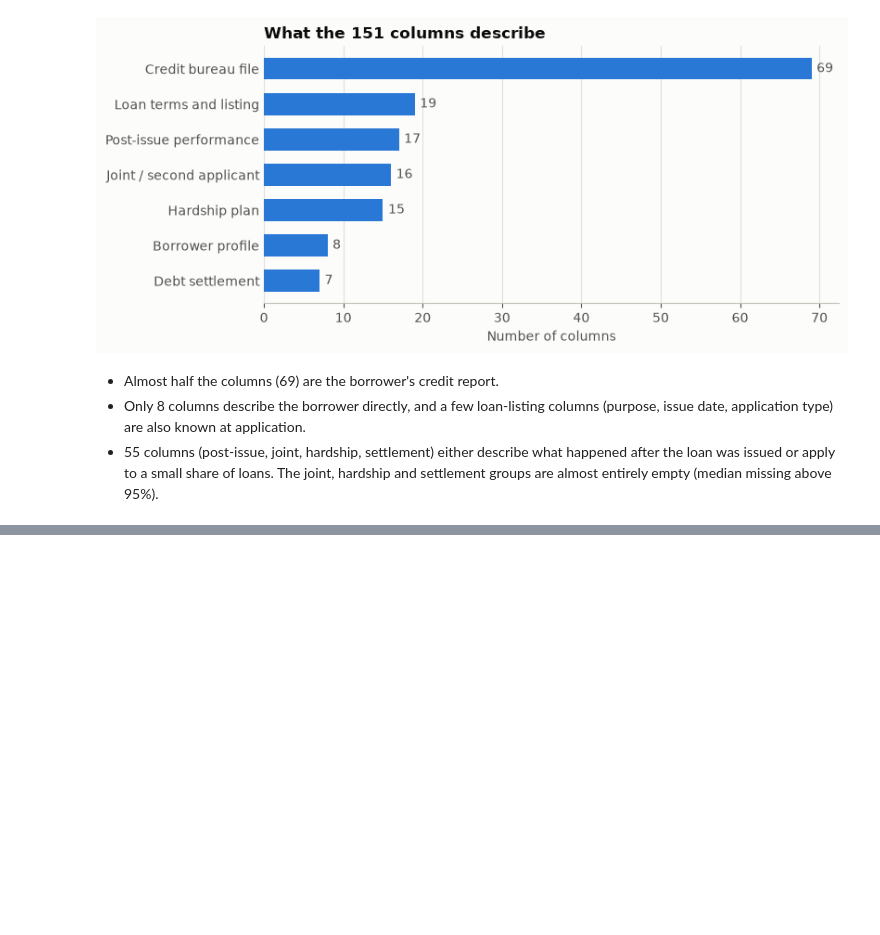
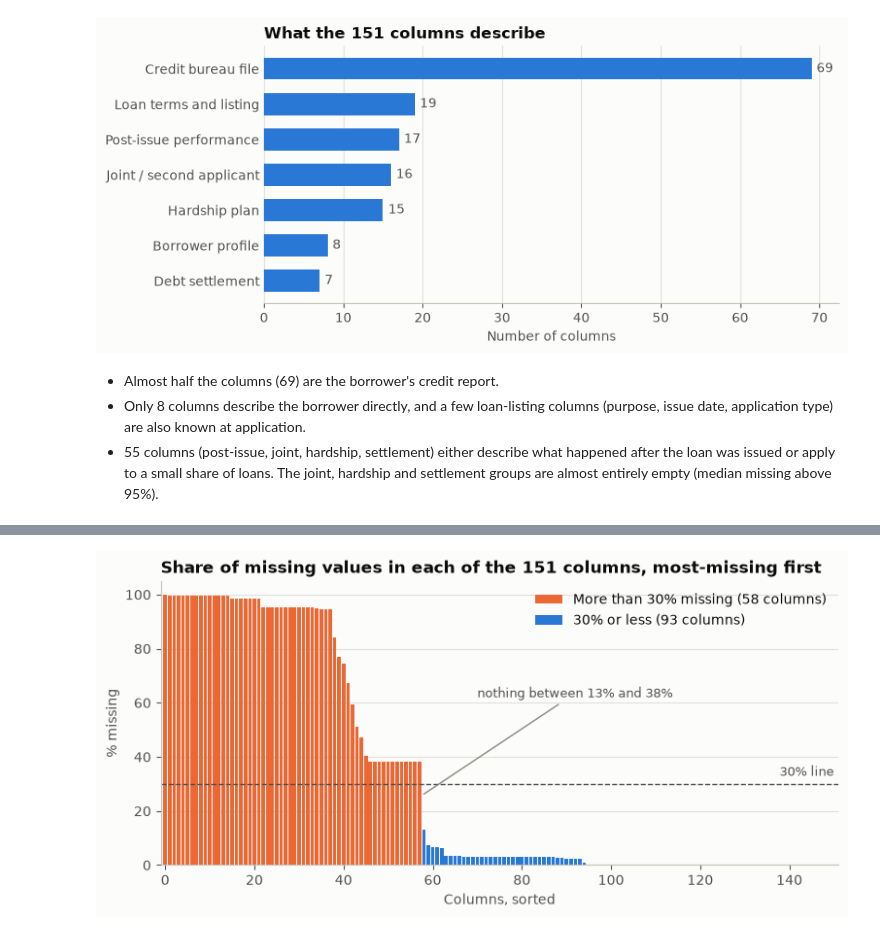
Before and after one commit to dhruvinn25/credibility-gamble, a Jupyter notebook: notebooks/01_data_prep.ipynb, the cells around one changed output, grey strips where cells are left out. Saved outputs shown, nothing was run; the diff lists cells and outputs as text; code cells hidden in the pictures; blank space fills up the shorter version.

```diff
--- a/notebooks/01_data_prep.ipynb
+++ b/notebooks/01_data_prep.ipynb
@@ -413,0 +437,16 @@ plt.show()
+# %%
+miss = null_pct_raw.sort_values(ascending=False)
+BAND_EDGES = [-0.001, 0, 15, 50, 90, 100]
+BAND_LABELS = ["none", "up to 15%", "15% to 50%", "50% to 90%", "over 90%"]
+bands_before = pd.cut(miss, BAND_EDGES, labels=BAND_LABELS).value_counts().reindex(BAND_LABELS)
+
+THRESHOLD = 30  # percent missing above which a column is dropped in step 4
+n_above = int((miss > THRESHOLD).sum())
+largest_kept = miss[miss <= THRESHOLD].max()
+smallest_dropped = miss[miss > THRESHOLD].min()
+
+print(f"Cells missing overall: {df.isna().loc[loans].values.mean() * 100:.1f}%")
+print(f"Columns more than {THRESHOLD}% missing: {n_above} of {len(miss)}")
+print(f"Most-missing column at or below the line: {miss[miss <= THRESHOLD].idxmax()} ({largest_kept:.1f}%)")
+print(f"Least-missing column above the line     : {miss[miss > THRESHOLD].idxmin()} ({smallest_dropped:.1f}%)")
+bands_before.to_frame("columns")
@@ -413,0 +464,22 @@ plt.show()
+# %%
+fig, ax = plt.subplots(figsize=(9, 3.8))
+x = np.arange(len(miss))
+above = miss.values > THRESHOLD
+ax.bar(x[above], miss.values[above], width=0.8, color=ORANGE, label=f"More than {THRESHOLD}% missing ({n_above} columns)")
+ax.bar(x[~above], miss.values[~above], width=0.8, color=BLUE, label=f"{THRESHOLD}% or less ({len(miss) - n_above} columns)")
+ax.axhline(THRESHOLD, color=INK2, lw=1, ls="--")
+ax.text(len(miss) - 1, THRESHOLD + 3, f"{THRESHOLD}% line", ha="right", color=INK2, fontsize=9)
+ax.annotate(f"nothing between {largest_kept:.0f}% and {smallest_dropped:.0f}%",
+            xy=(n_above - 0.5, (largest_kept + smallest_dropped) / 2), xytext=(n_above + 12, 62),
+            color=INK2, fontsize=9, arrowprops=dict(arrowstyle="-", color=MUTED))
+ax.set_title(f"Share of missing values in each of the {len(miss)} columns, most-missing first")
+ax.set_xlabel("Columns, sorted")
+ax.set_ylabel("% missing")
+ax.set_ylim(0, 105)
+ax.set_xlim(-1, len(miss))
+ax.grid(axis="x", visible=False)
+ax.legend(loc="upper right")
+save(fig, "03_missing_by_column.png")
+plt.show()
+# %% [output]
+[figure, added]
```
Also changed, not shown: parts of 25 cells of this notebook, 7 other files.
